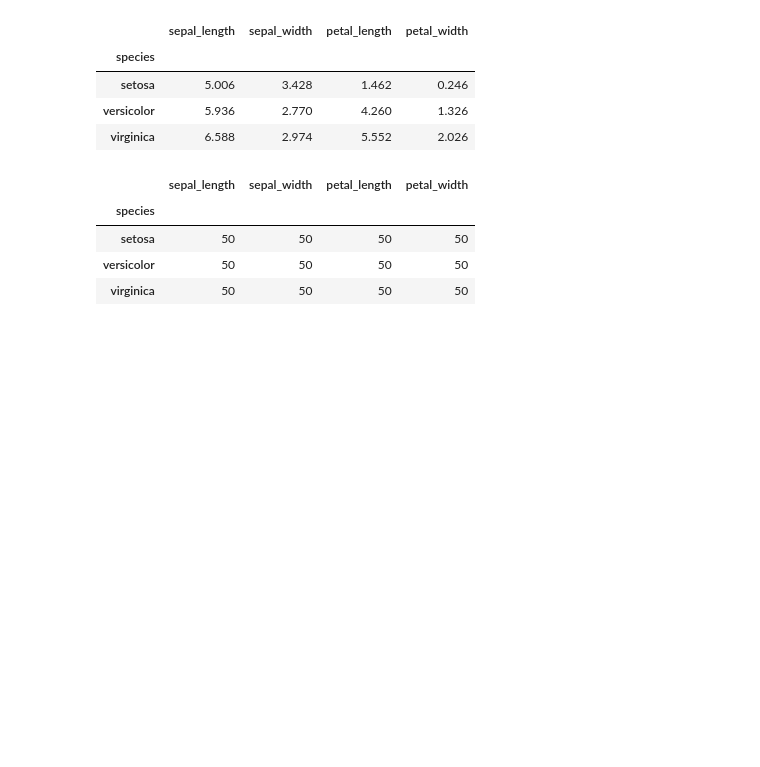
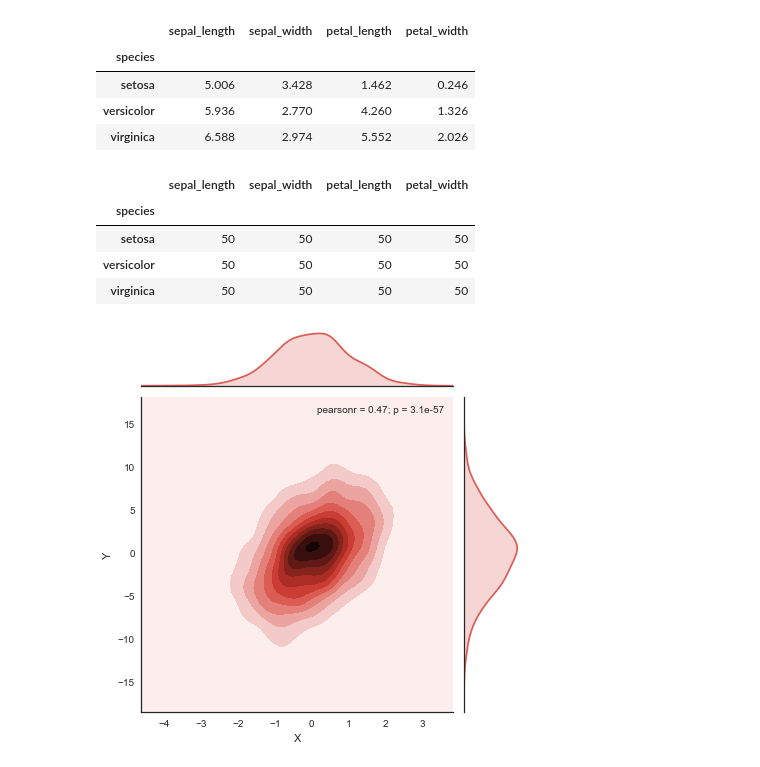
Before and after one commit to tarmstro/mvbop, a Jupyter notebook: seaborn_tutorial.ipynb, the cells around one changed output. Cells and saved outputs as stored; diff of their text form; code cells hidden in the pictures; blank space fills up the shorter version.

```diff
--- a/seaborn_tutorial.ipynb
+++ b/seaborn_tutorial.ipynb
@@ -228,3 +228,11 @@ spec.count()
 | setosa | 50 | 50 | 50 | 50 |
 | versicolor | 50 | 50 | 50 | 50 |
 | virginica | 50 | 50 | 50 | 50 |
+# %%
+data = np.random.multivariate_normal([0, 0], [[1, 2], [2, 20]], size=1000)
+data = pd.DataFrame(data, columns=["X", "Y"])
+mpl.rc("figure", figsize=(6, 6))
+with sns.axes_style("white"):
+    sns.jointplot("X", "Y", data, kind="kde");
+# %% [output]
+[figure, added]
```
